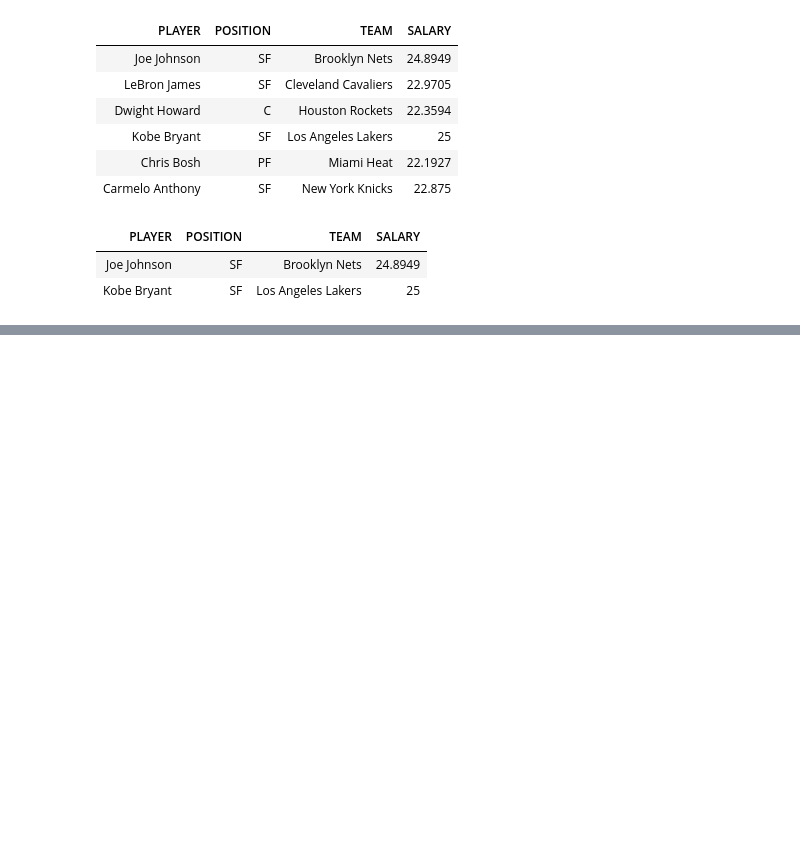
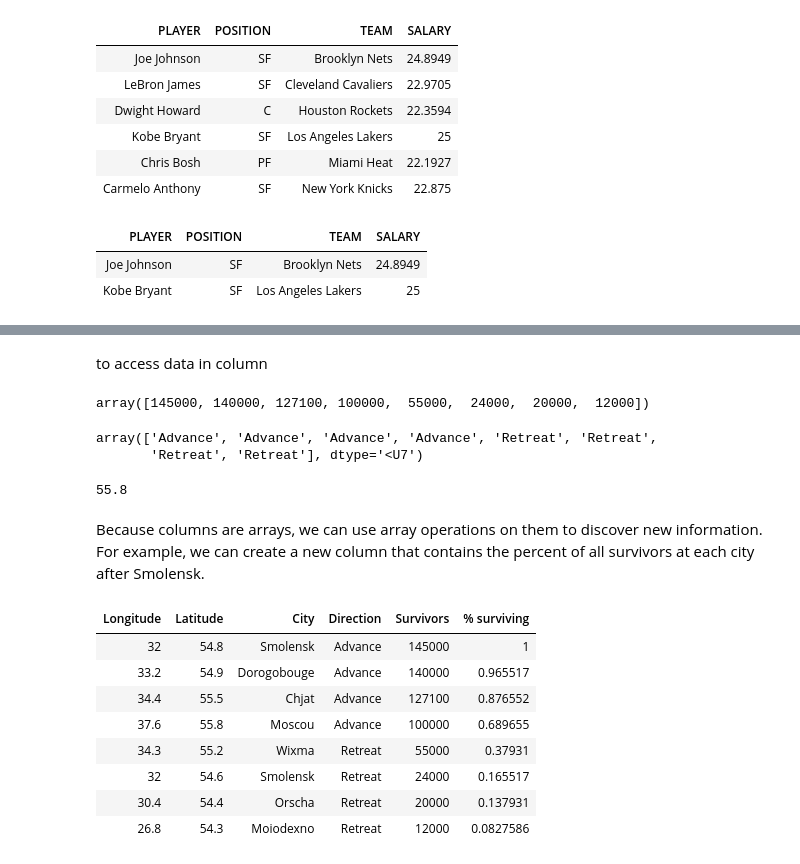
Before and after one commit to abdulbaqi/ms_python, a Jupyter notebook: datascience.ipynb, the cells around one changed output, grey strips where cells are left out. Cells and saved outputs as stored; diff of their text form; code cells hidden in the pictures; blank space fills up the shorter version.

Commit message:
data

```diff
--- a/datascience.ipynb
+++ b/datascience.ipynb
@@ -198,0 +306,3 @@ nba.where(nba.column('SALARY') > 23)
+# %%
+minard = Table.read_table(path_data+'minard.csv')
+minard
@@ -198,0 +357,31 @@ nba.where(nba.column('SALARY') > 23)
+# %% [markdown]
+to access data in column
+# %%
+minard.column('Survivors')
+# %% [output]
+array([145000, 140000, 127100, 100000,  55000,  24000,  20000,  12000])
+# %%
+minard.column(3)
+# %% [output]
+array(['Advance', 'Advance', 'Advance', 'Advance', 'Retreat', 'Retreat',
+       'Retreat', 'Retreat'], dtype='<U7')
+# %%
+minard.column(1).item(3)
+# %% [output]
+55.8
+# %% [markdown]
+Because columns are arrays, we can use array operations on them to discover new information. For example, we can create a new column that contains the percent of all survivors at each city after Smolensk.
+# %%
+initial = minard.column('Survivors').item(0)
+minard = minard.with_columns('% surviving', minard.column('Survivors')/initial)
+minard
+# %% [output]
+| Longitude | Latitude | City | Direction | Survivors | % surviving |
+| 32 | 54.8 | Smolensk | Advance | 145000 | 1 |
+| 33.2 | 54.9 | Dorogobouge | Advance | 140000 | 0.965517 |
+| 34.4 | 55.5 | Chjat | Advance | 127100 | 0.876552 |
+| 37.6 | 55.8 | Moscou | Advance | 100000 | 0.689655 |
+| 34.3 | 55.2 | Wixma | Retreat | 55000 | 0.37931 |
+| 32 | 54.6 | Smolensk | Retreat | 24000 | 0.165517 |
+| 30.4 | 54.4 | Orscha | Retreat | 20000 | 0.137931 |
+| 26.8 | 54.3 | Moiodexno | Retreat | 12000 | 0.0827586 |
```
Also changed, not shown: parts of 39 cells of this notebook, 51 other files.
